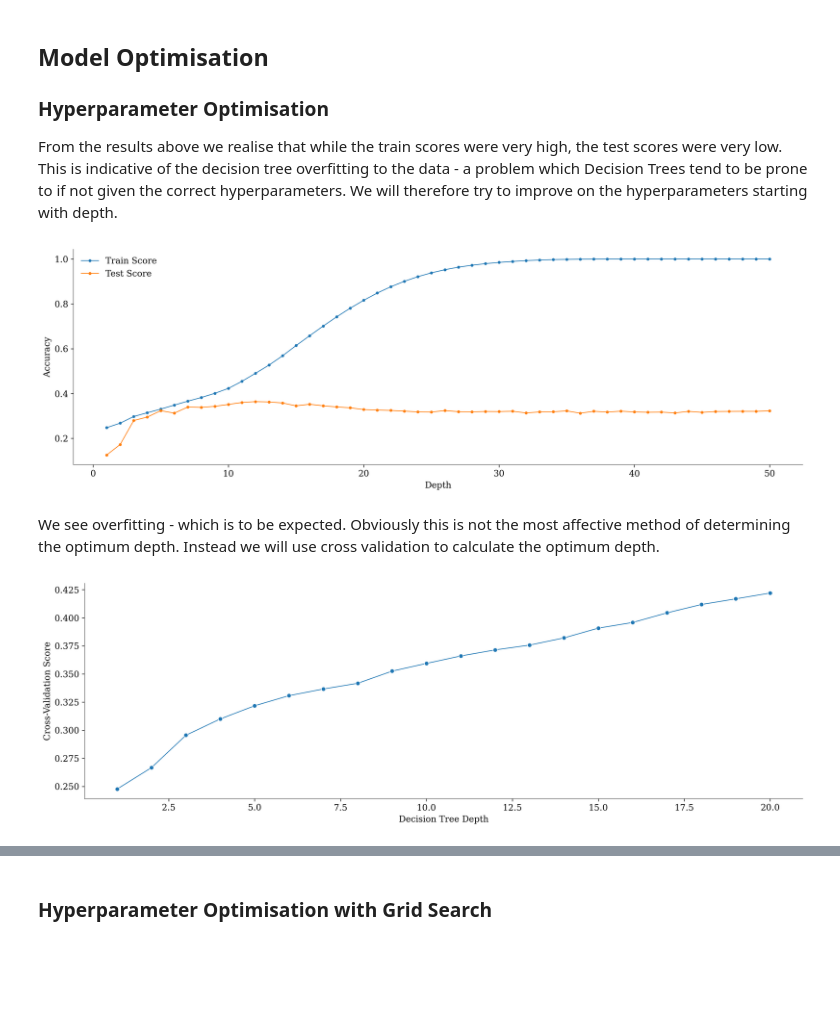
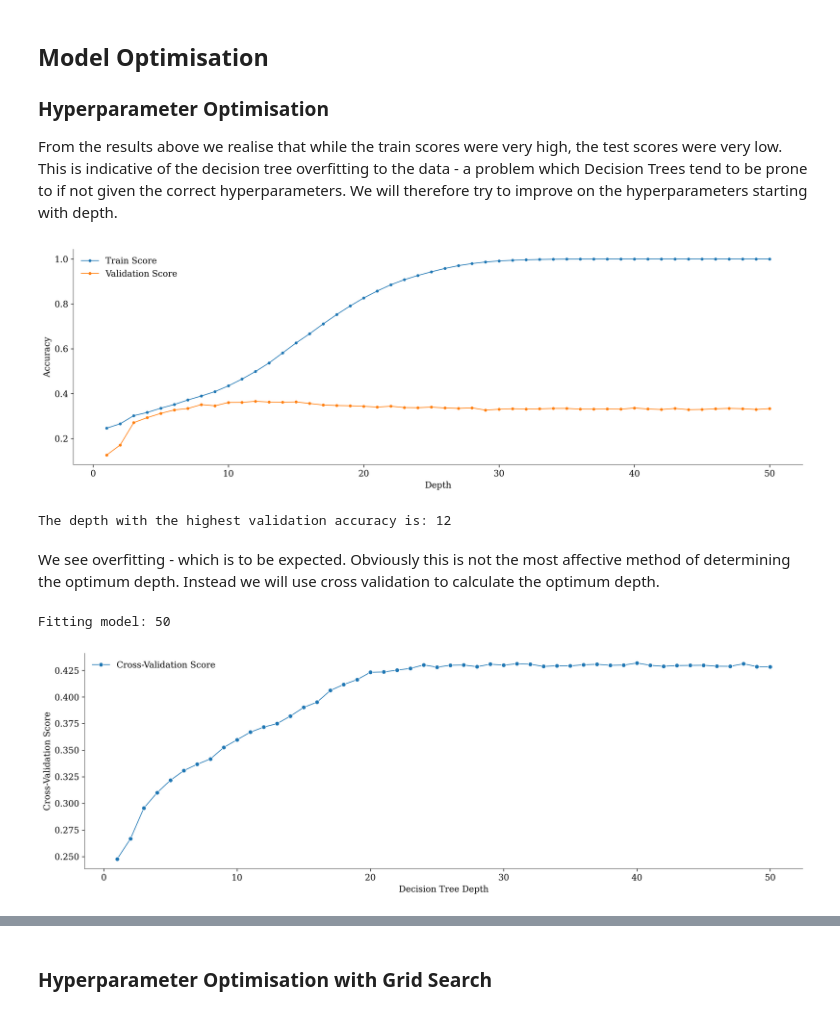
Before and after one commit to EdwinJaico-Berg/Capstone-Project, a Jupyter notebook: 3.3. Decision Tree.ipynb, the cells around one changed output, grey strips where cells are left out. Saved outputs shown, nothing was run; the diff lists cells and outputs as text; code cells hidden in the pictures; blank space fills up the shorter version.

```diff
--- a/3.3. Decision Tree.ipynb
+++ b/3.3. Decision Tree.ipynb
@@ -117,3 +116,8 @@ utils.count_percentage_df(y_train_sm)
 | G | 8423 | 0.142857 |
 | C | 8423 | 0.142857 |
 | F | 8423 | 0.142857 |
+# %%
+DT_model = DecisionTreeClassifier()
+DT_model.fit(X_train_sm, y_train_sm)
+
+DT_model.score(X_test, y_test)
@@ -123,42 +131,66 @@ utils.count_percentage_df(y_train_sm)
 ### Hyperparameter Optimisation
 
 From the results above we realise that while the train scores were very high, the test scores were very low. This is indicative of the decision tree overfitting to the data - a problem which Decision Trees tend to be prone to if not given the correct hyperparameters. We will therefore try to improve on the hyperparameters starting with depth.
+# %%
+X_train, X_validation, X_test, y_train, y_validation, y_test = model_utils.train_validate_test(X, y)
+
+X_train_sm, y_train_sm = SMOTE(random_state=1).fit_resample(X_train, y_train)
 # %%
-depths = []
-test_accuracies = []
+depths = list(range(1, 51, 1))
 train_accuracies = []
+validation_accuracies = []
 
-for depth in range(1, 51, 1):
+for depth in depths:
+    # Create model
     DT_model = DecisionTreeClassifier(max_depth=depth)
     DT_model.fit(X_train_sm, y_train_sm)
-    depths.append(depth)
+
+    # Append scores
     train_accuracies.append(DT_model.score(X_train_sm,y_train_sm))
-    test_accuracies.append(DT_model.score(X_test,y_test))
+    validation_accuracies.append(DT_model.score(X_validation,y_validation))
 # %%
-model_utils.PlotTrainTest(depths, 'Depth', train_accuracies, test_accuracies)
+model_utils.PlotTrainTest(depths, 'Depth', train_accuracies, validation_accuracies, validation=True)
 # %% [output]
-[figure, old version]
+[figure, new version]
+# %%
+best_d = depths[np.argmax(validation_accuracies)]
+print(f'The depth with the highest validation accuracy is: {best_d}')
+# %% [output]
+The depth with the highest validation accuracy is: 12
 # %% [markdown]
 We see overfitting - which is to be expected. Obviously this is not the most affective method of determining the optimum depth. Instead we will use cross validation to calculate the optimum depth.
 # %%
 from sklearn.model_selection import cross_val_score
 
-depths = list(range(1, 21))
+# Split into remainder and test
+X_rem, X_test, y_rem, y_test = train_test_split(X, y, test_size=0.2, stratify=y, random_state=1)
 
+# Use SMOTE to upsample
+X_rem_sm, y_rem_sm = SMOTE(random_state=1).fit_resample(X_rem, y_rem)
+
+# Generate depths
+depths = list(range(1, 51))
+
+# Initialise list
 cross_validation_scores = []
 
+# Iteratively create models
 for depth in depths:
+    print(f'Fitting model: {depth}', end='\r')
     DT_model = DecisionTreeClassifier(max_depth=depth)
-    cv_score = np.mean(cross_val_score(DT_model, X_train_sm, y_train_sm, cv = 2))
+    cv_score = np.mean(cross_val_score(DT_model, X_rem_sm, y_rem_sm, cv = 2))
     cross_validation_scores.append(cv_score)
+# %% [output]
+Fitting model: 50
 # %%
-plt.figure(figsize=(15, 5), dpi=300)
-sns.lineplot(x=depths, y=cross_validation_scores, marker='o')
+plt.figure(figsize=(15, 5))
+sns.lineplot(x=depths, y=cross_validation_scores, marker='o', label='Cross-Validation Score')
 plt.xlabel('Decision Tree Depth')
 plt.ylabel('Cross-Validation Score')
+plt.legend()
 plt.show()
 # %% [output]
-[figure, old version]
+[figure, new version]
 # %%
 optimum_depth = depths[np.argmax(cross_validation_scores)]
 print(f'The optimum depth for the decision tree model is {optimum_depth}')
```
Also changed, not shown: parts of 14 cells of this notebook, 5 other files.
